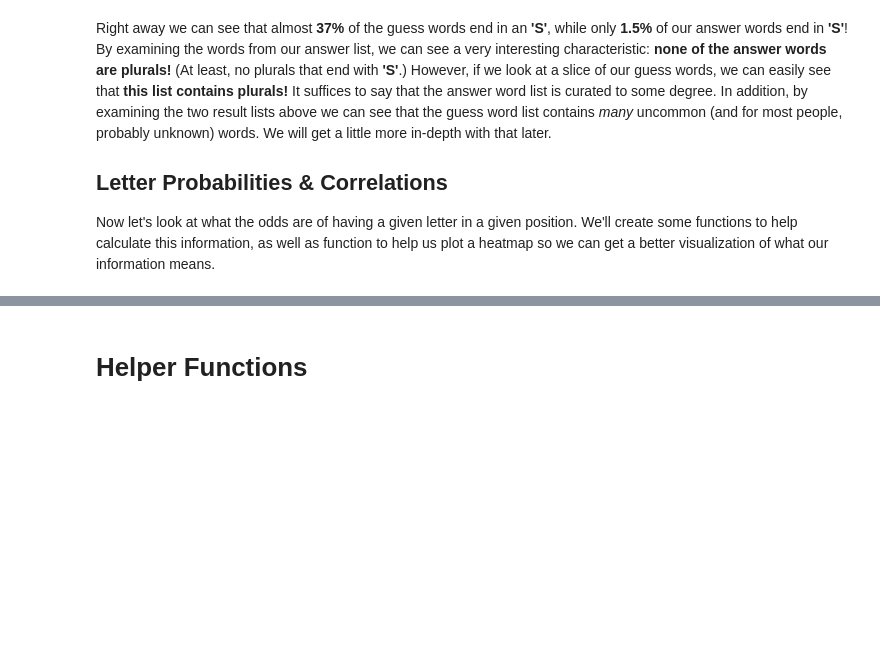
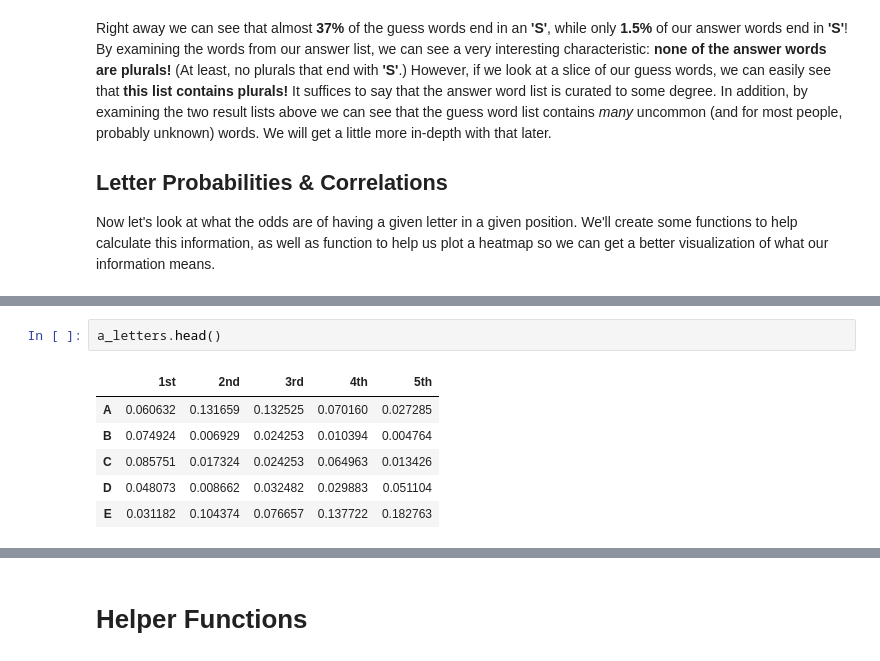
Before and after one commit to noah-kg/wordle-data-analysis, a Jupyter notebook: Wordle Analysis.ipynb, the cells around one changed output, grey strips where cells are left out. Cells and saved outputs as stored; diff of their text form; blank space fills up the shorter version.

```diff
--- a/Wordle Analysis.ipynb
+++ b/Wordle Analysis.ipynb
@@ -458,0 +452,9 @@ plot_heatmap(a_letters, g_letters, 0)
+# %%
+a_letters.head()
+# %% [output]
+|  | 1st | 2nd | 3rd | 4th | 5th |
+| A | 0.060632 | 0.131659 | 0.132525 | 0.070160 | 0.027285 |
+| B | 0.074924 | 0.006929 | 0.024253 | 0.010394 | 0.004764 |
+| C | 0.085751 | 0.017324 | 0.024253 | 0.064963 | 0.013426 |
+| D | 0.048073 | 0.008662 | 0.032482 | 0.029883 | 0.051104 |
+| E | 0.031182 | 0.104374 | 0.076657 | 0.137722 | 0.182763 |
```
Also changed, not shown: parts of 14 cells of this notebook, 2 other files.
